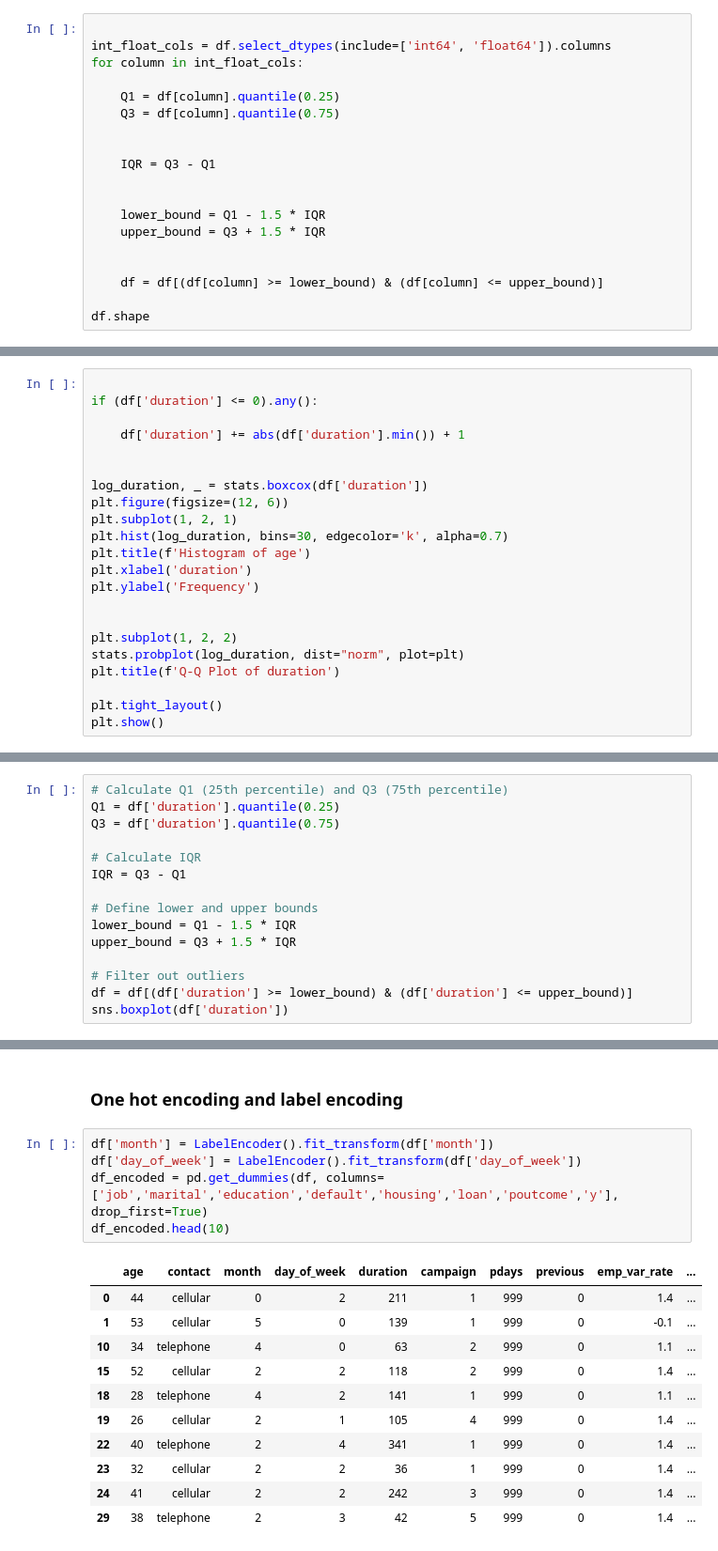
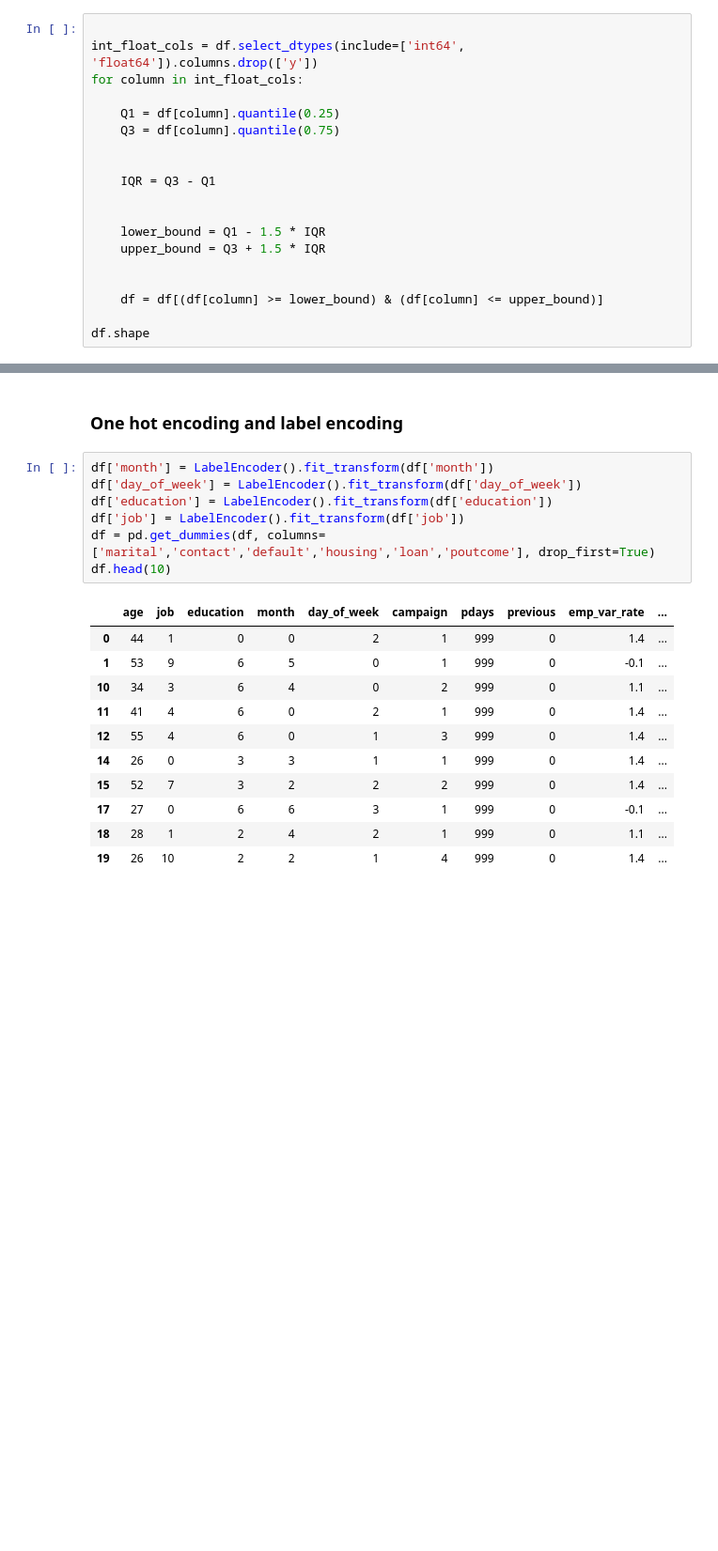
Before and after one commit to hasithaPerera2002/machine-learning-cw, a Jupyter notebook: Solution_Student_2022_P_1123.ipynb, the cells around one changed output, grey strips where cells are left out. Shown at 94% size. Cells and saved outputs as stored; diff of their text form; blank space fills up the shorter version.

```diff
--- a/Solution_Student_2022_P_1123.ipynb
+++ b/Solution_Student_2022_P_1123.ipynb
@@ -165,7 +161,7 @@ memory usage: 6.6+ MB
 ### Removing Outliers
 # %%
 
-int_float_cols = df.select_dtypes(include=['int64', 'float64']).columns
+int_float_cols = df.select_dtypes(include=['int64', 'float64']).columns.drop(['y'])
 for column in int_float_cols:
 
     Q1 = df[column].quantile(0.25)
@@ -243,22 +237,0 @@ handle duration skeweness
-# %%
-
-if (df['duration'] <= 0).any():
-
-    df['duration'] += abs(df['duration'].min()) + 1
-
-
-log_duration, _ = stats.boxcox(df['duration'])
-plt.figure(figsize=(12, 6))
-plt.subplot(1, 2, 1)
-plt.hist(log_duration, bins=30, edgecolor='k', alpha=0.7)
-plt.title(f'Histogram of age')
-plt.xlabel('duration')
-plt.ylabel('Frequency')
-
-
-plt.subplot(1, 2, 2)
-stats.probplot(log_duration, dist="norm", plot=plt)
-plt.title(f'Q-Q Plot of duration')
-
-plt.tight_layout()
-plt.show()
@@ -289,15 +237,0 @@ plt.show()
-# %%
-# Calculate Q1 (25th percentile) and Q3 (75th percentile)
-Q1 = df['duration'].quantile(0.25)
-Q3 = df['duration'].quantile(0.75)
-
-# Calculate IQR
-IQR = Q3 - Q1
-
-# Define lower and upper bounds
-lower_bound = Q1 - 1.5 * IQR
-upper_bound = Q3 + 1.5 * IQR
-
-# Filter out outliers
-df = df[(df['duration'] >= lower_bound) & (df['duration'] <= upper_bound)]
-sns.boxplot(df['duration'])
@@ -309,17 +240,19 @@ sns.boxplot(df['duration'])
 # %%
 df['month'] = LabelEncoder().fit_transform(df['month'])
 df['day_of_week'] = LabelEncoder().fit_transform(df['day_of_week'])
-df_encoded = pd.get_dummies(df, columns=['job','marital','education','default','housing','loan','poutcome','y'], drop_first=True)
-df_encoded.head(10)
+df['education'] = LabelEncoder().fit_transform(df['education'])
+df['job'] = LabelEncoder().fit_transform(df['job'])
+df = pd.get_dummies(df, columns=['marital','contact','default','housing','loan','poutcome'], drop_first=True)
+df.head(10)
 # %% [output]
-|  | age | contact | month | day_of_week | duration | campaign | pdays | previous | emp_var_rate | ... |
-| 0 | 44 | cellular | 0 | 2 | 211 | 1 | 999 | 0 | 1.4 | ... |
-| 1 | 53 | cellular | 5 | 0 | 139 | 1 | 999 | 0 | -0.1 | ... |
-| 10 | 34 | telephone | 4 | 0 | 63 | 2 | 999 | 0 | 1.1 | ... |
-| 15 | 52 | cellular | 2 | 2 | 118 | 2 | 999 | 0 | 1.4 | ... |
-| 18 | 28 | telephone | 4 | 2 | 141 | 1 | 999 | 0 | 1.1 | ... |
-| 19 | 26 | cellular | 2 | 1 | 105 | 4 | 999 | 0 | 1.4 | ... |
-| 22 | 40 | telephone | 2 | 4 | 341 | 1 | 999 | 0 | 1.4 | ... |
-| 23 | 32 | cellular | 2 | 2 | 36 | 1 | 999 | 0 | 1.4 | ... |
-| 24 | 41 | cellular | 2 | 2 | 242 | 3 | 999 | 0 | 1.4 | ... |
-| 29 | 38 | telephone | 2 | 3 | 42 | 5 | 999 | 0 | 1.4 | ... |
+|  | age | job | education | month | day_of_week | campaign | pdays | previous | emp_var_rate | ... |
+| 0 | 44 | 1 | 0 | 0 | 2 | 1 | 999 | 0 | 1.4 | ... |
+| 1 | 53 | 9 | 6 | 5 | 0 | 1 | 999 | 0 | -0.1 | ... |
+| 10 | 34 | 3 | 6 | 4 | 0 | 2 | 999 | 0 | 1.1 | ... |
+| 11 | 41 | 4 | 6 | 0 | 2 | 1 | 999 | 0 | 1.4 | ... |
+| 12 | 55 | 4 | 6 | 0 | 1 | 3 | 999 | 0 | 1.4 | ... |
+| 14 | 26 | 0 | 3 | 3 | 1 | 1 | 999 | 0 | 1.4 | ... |
+| 15 | 52 | 7 | 3 | 2 | 2 | 2 | 999 | 0 | 1.4 | ... |
+| 17 | 27 | 0 | 6 | 6 | 3 | 1 | 999 | 0 | -0.1 | ... |
+| 18 | 28 | 1 | 2 | 4 | 2 | 1 | 999 | 0 | 1.1 | ... |
+| 19 | 26 | 10 | 2 | 2 | 1 | 4 | 999 | 0 | 1.4 | ... |
```
Also changed, not shown: parts of 55 cells of this notebook.
